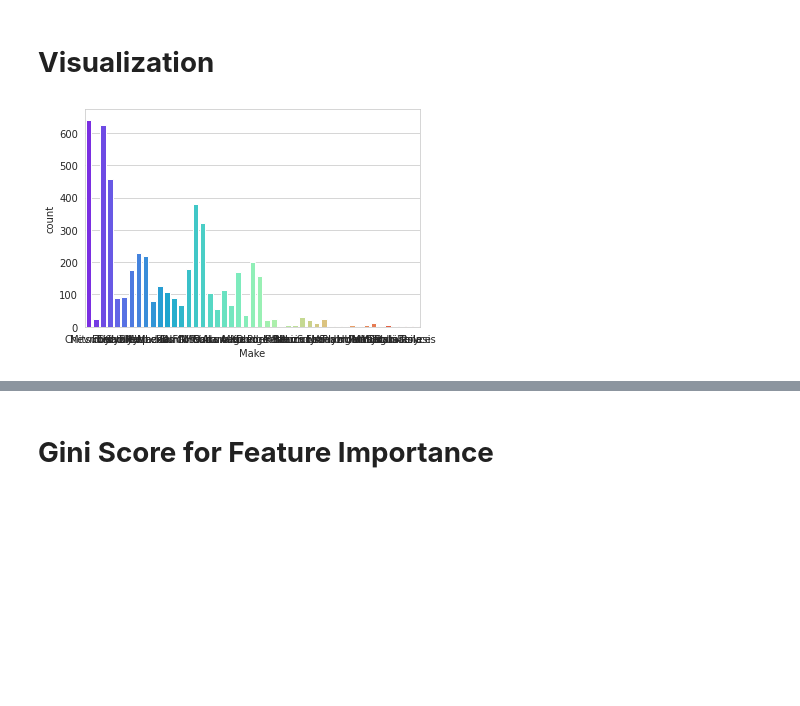
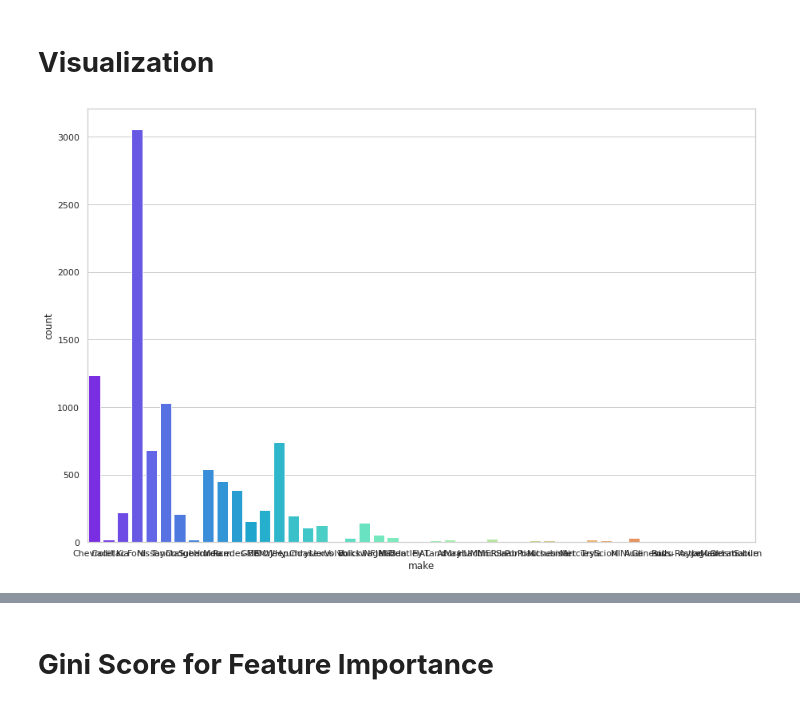
Before and after one commit to cmpe255-orion/car-price-prediction, a Jupyter notebook: Final_Project.ipynb, the cells around one changed output, grey strips where cells are left out. Drawn from its saved outputs; the diff is of its cells as text; code cells hidden in the pictures; blank space fills up the shorter version.

Commit message:
Use scraped data

```diff
--- a/Final_Project.ipynb
+++ b/Final_Project.ipynb
@@ -62,5 +69,3 @@ df.head(10)
-# %%
-df = df[:5000]
 # %%
 df.info()
 # %% [output]
@@ -98,12 +113,12 @@ dtype: int64
 # %% [markdown]
 # **Data Preprocessing**
 # %%
-df["Current_Year"] = 2021
+df["current_Year"] = 2021
 # %%
-df["Age"] = df["Current_Year"] - df["Year"]
-df["Original_Price"] = df["Price"]/ ((1 - (0.45)) ** 3)
-df["Depreciation"] = df["Original_Price"] - df["Price"]
-df["Percent_Loss"] = df["Price"] / df["Original_Price"]
+df["age"] = df["current_Year"] - df["year"]
+df["original_Price"] = df["price"]/ ((1 - (0.45)) ** 3)
+df["depreciation"] = df["original_Price"] - df["price"]
+df["percent_Loss"] = df["price"] / df["original_Price"]
 #df["Good_Buy"] = 1 if np.where(df["Percent_Loss"] < 0.6) else 0
 # %%
 df.head(10)
@@ -121,0 +137,4 @@ df.head(10)
+# %%
+features_list = ["year", "make", "model", "city", "state", "mileage", "price", "style", "accidents", "owners", "age", "original_Price", "depreciation", "percent_Loss"]
+df = df[features_list]
+df.head(10)
@@ -123,8 +154,8 @@ df.head(10)
 # **Visualization**
 # %%
 sns.set_style('whitegrid')
-sns.countplot(x='Make', data=df, palette='rainbow')
+sns.countplot(x= 'make', data=df, palette='rainbow')
 sns.set(rc = {'figure.figsize':(15,10)})
 # %% [output]
-[figure, old version]
+[figure, new version]
 # %%
```
Also changed, not shown: parts of 28 cells of this notebook.
